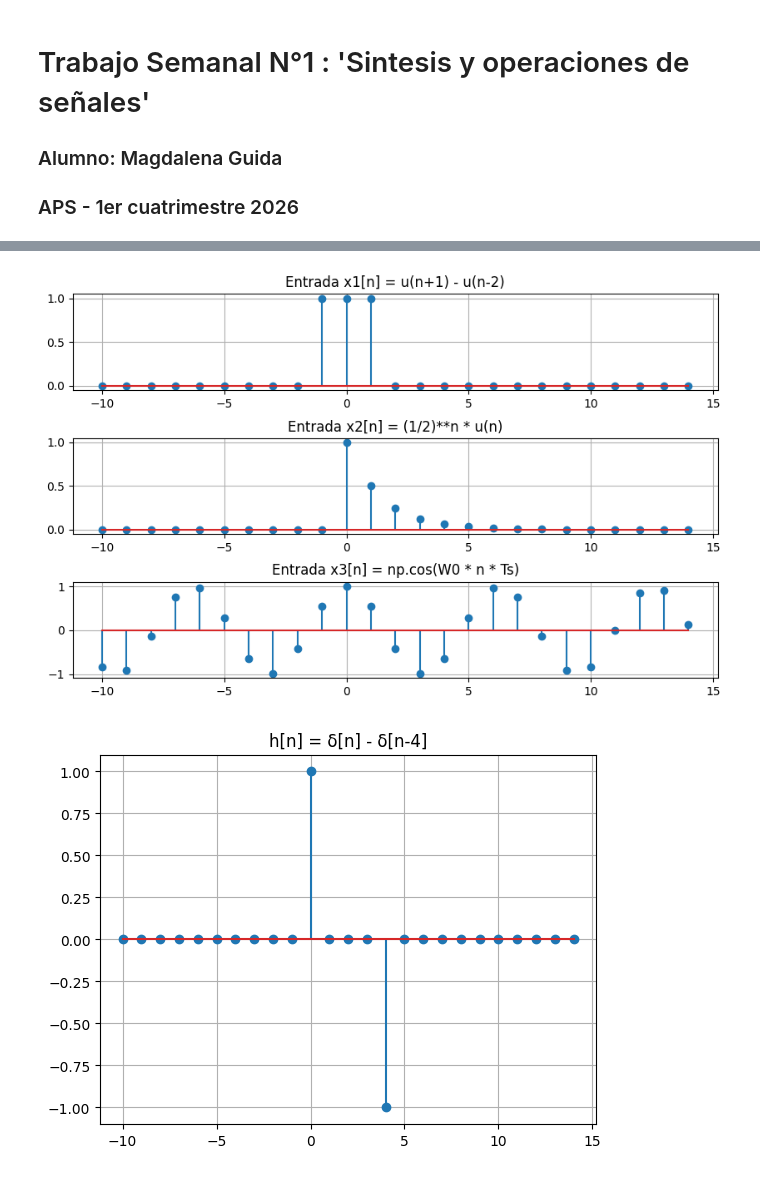
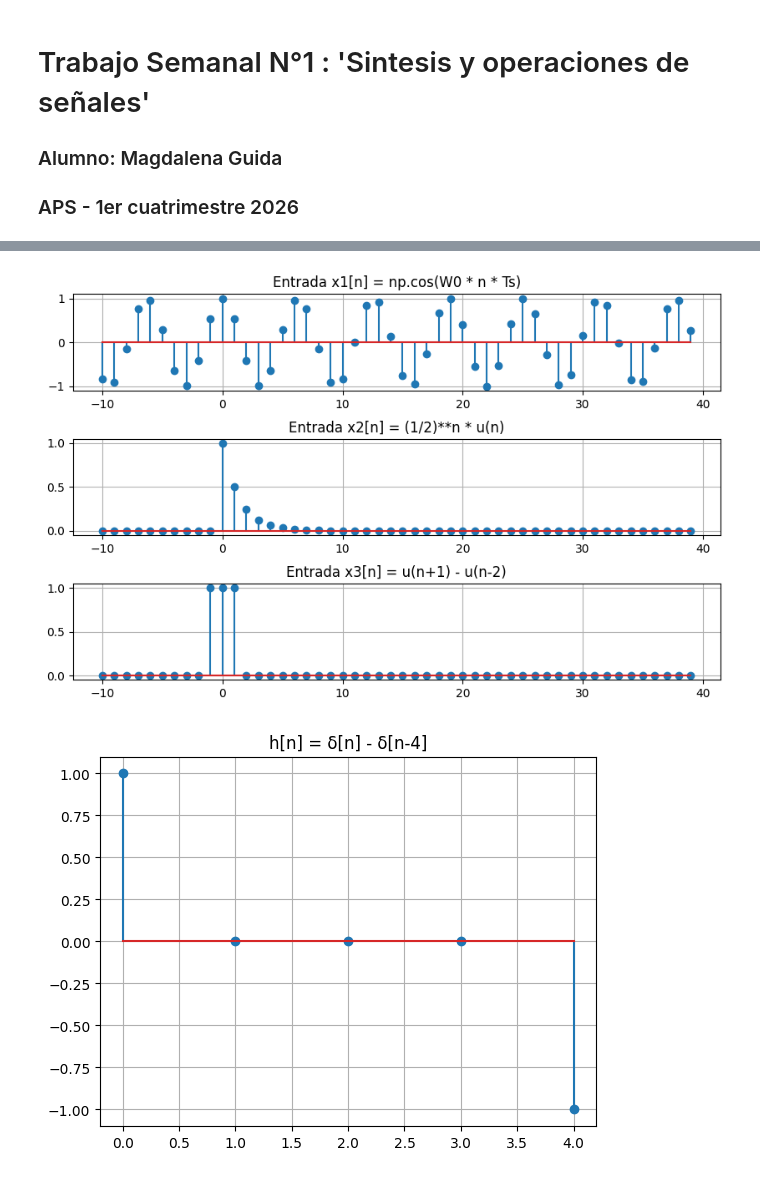
Before and after one commit to MagdalenaGuida/Trabajos-Semanales-APS, a Jupyter notebook: Ts 1.ipynb, the cells around one changed output, grey strips where cells are left out. Drawn from its saved outputs; the diff is of its cells as text; code cells hidden in the pictures.

```diff
--- a/Ts 1.ipynb
+++ b/Ts 1.ipynb
@@ -149,27 +190,24 @@ import numpy as np
 import matplotlib.pyplot as plt
 
 #variable para señales de entrada
-n = np.arange(-10, 15)
+n = np.arange(-10, 40)
 #variable para h
-m = np.arange(-10, 15)
+m = np.arange(0, 5)
 
 # Función escalón
 u = lambda x: np.heaviside(x, 1)
 
-# Delta discreta
-def delta(k):
-    return np.array([1 if i == 0 else 0 for i in k])
-
-# Respuesta impulsiva: h[n] = δ[n] - δ[n-4]
-h = delta(m) - delta(m-4)
+h = np.zeros(5)
+h[0] = 1   # δ[n]
+h[4] = -1  # -δ[n-4]
 
 W0 = 1
 Ts = 1
 
 # Señales Entrada
-x1 = u(n+1) - u(n-2)
+x1 = np.cos(W0 * n * Ts)
 x2 = (1/2)**n * u(n)
-x3 = np.cos(W0 * n * Ts)
+x3 = u(n+1) - u(n-2)
 
 # Convolución: y[n] = x[n] * h[n]
 y1 = np.convolve(x1, h)
@@ -178,6 +216,7 @@ y3 = np.convolve(x3, h)
 
 # Nuevo eje temporal para la salida
 ny = np.arange(n[0] + m[0], n[-1] + m[-1] + 1)
+
 
 #%%
 # GRAFICOS
@@ -188,7 +227,7 @@ plt.subplots_adjust(hspace= 0.5)
 
 plt.subplot(3,1,1)
 plt.stem(n, x1)
-plt.title("Entrada x1[n] = u(n+1) - u(n-2)")
+plt.title("Entrada x1[n] = np.cos(W0 * n * Ts)")
 plt.grid(True)
 
 plt.subplot(3,1,2)
@@ -198,35 +237,35 @@ plt.grid(True)
 
 plt.subplot(3,1,3)
 plt.stem(n, x3)
-plt.title("Entrada x3[n] = np.cos(W0 * n * Ts)")
+plt.title("Entrada x3[n] = u(n+1) - u(n-2)")
 plt.grid(True)
 
 ## graf rta al impulso
 plt.figure()
-plt.stem(m, h)
+plt.stem( h)
 plt.title("h[n] = δ[n] - δ[n-4]")
 plt.grid(True)
 
 ##graf salida conv
 plt.figure(figsize=(10,8))
 
 plt.subplot(3,1,1)
 plt.stem(ny, y1)
 plt.title("Salida y1[n] = x1[n] * h[n]")
 plt.grid(True)
 
 plt.subplot(3,1,2)
 plt.stem(ny, y2)
 plt.title("Salida y2[n] = x2[n] * h[n]")
 plt.grid(True)
 
 plt.subplot(3,1,3)
 plt.stem(ny, y3)
 plt.title("Salida y3[n] = x3[n] * h[n]")
 plt.grid(True)
 
 plt.tight_layout()
 plt.show()
 # %% [output]
-[figure, old version]
+[figure, new version]
-[figure, old version]
+[figure, new version]
```
Also changed, not shown: parts of 8 cells of this notebook.
